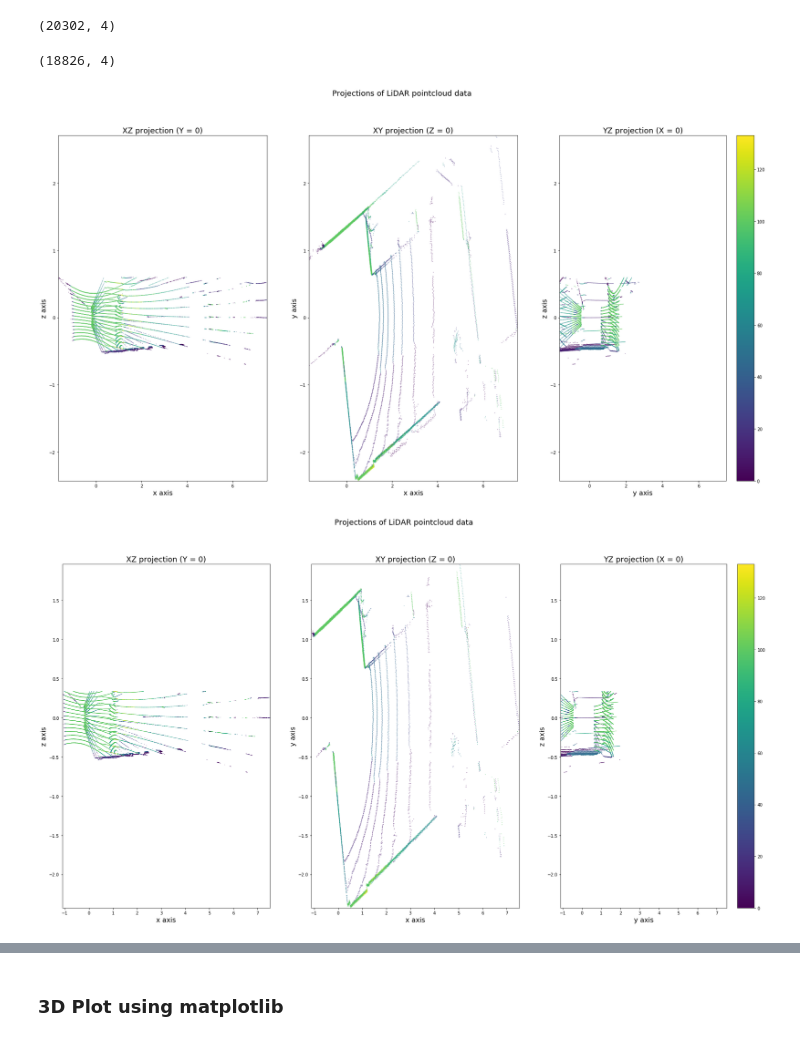
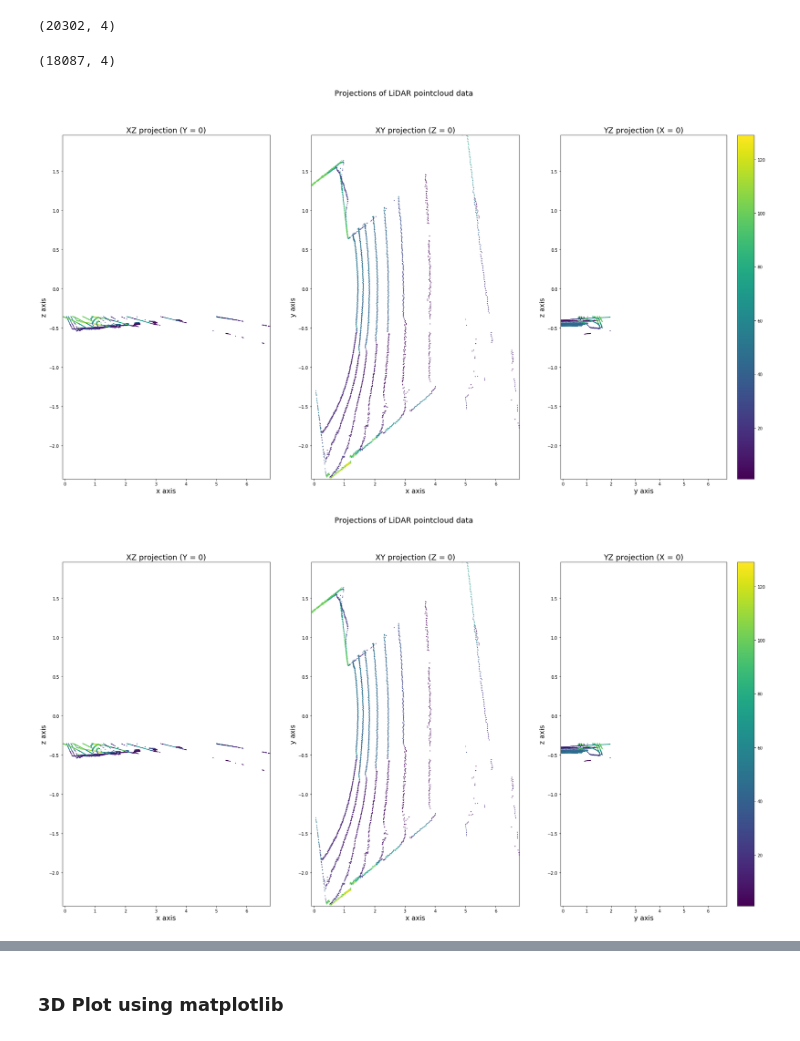
Before and after one commit to epfl-lasa/crowd_tracker_lidar3d, a Jupyter notebook: jupyter_nbs/PointCloud_Segmentation.ipynb, the cells around one changed output, grey strips where cells are left out. Drawn from its saved outputs; the diff is of its cells as text; code cells hidden in the pictures.

```diff
--- a/jupyter_nbs/PointCloud_Segmentation.ipynb
+++ b/jupyter_nbs/PointCloud_Segmentation.ipynb
@@ -77,7 +77,7 @@ show_projections(start_ground, ['x', 'y', 'z', 'intensity']) #savefig=True, file
 # %%
 start_transformed = df_apply_rot(start)
 # %%
-ground_vals_after_rot = filter_ground_points(start_transformed, 0.60)
+ground_vals_after_rot = return_ground_points(start_transformed, -0.35)
 # %%
 start_transformed.shape
 # %% [output]
@@ -85,12 +85,12 @@ start_transformed.shape
 # %%
 ground_vals_after_rot.shape
 # %% [output]
-(18826, 4)
+(18087, 4)
 # %%
 show_projections(ground_vals_after_rot, ['x', 'y', 'z', 'intensity'])
 # %% [output]
-[figure, old version]
+[figure, new version]
 # %%
-show_projections(ground_vals_after_rot, ['x', 'y', 'z', 'intensity'], savefig=True, filename='floorpoints_rotated_timestep0')
+show_projections(ground_vals_after_rot, ['x', 'y', 'z', 'intensity'], savefig=True, filename='floorpoints_rotated_timestep0_z=-475mm')
 # %% [output]
-[figure, old version]
+[figure, new version]
```
Also changed, not shown: parts of 2 cells of this notebook, 3 other files.
